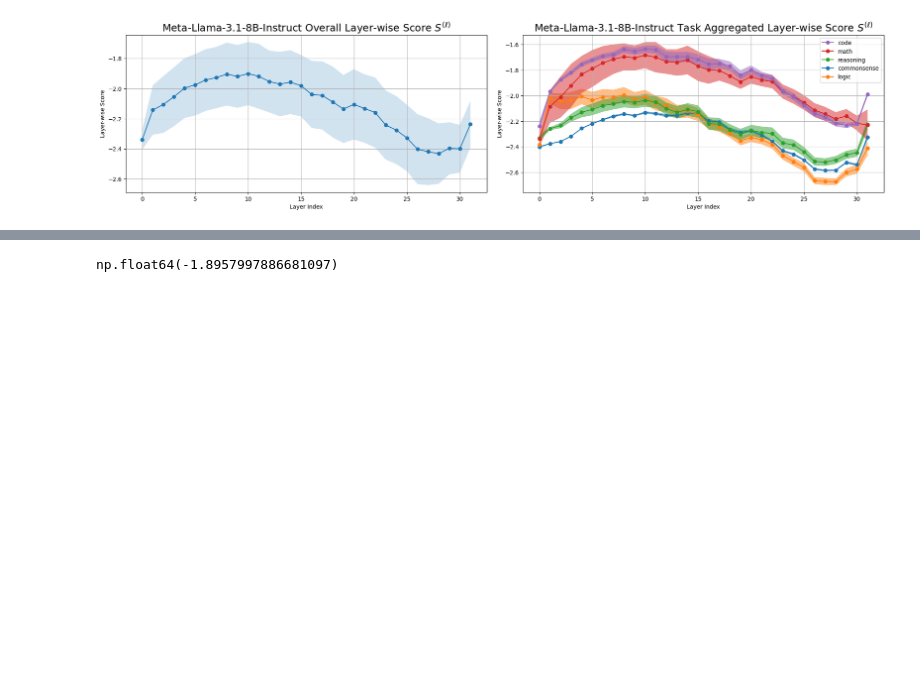
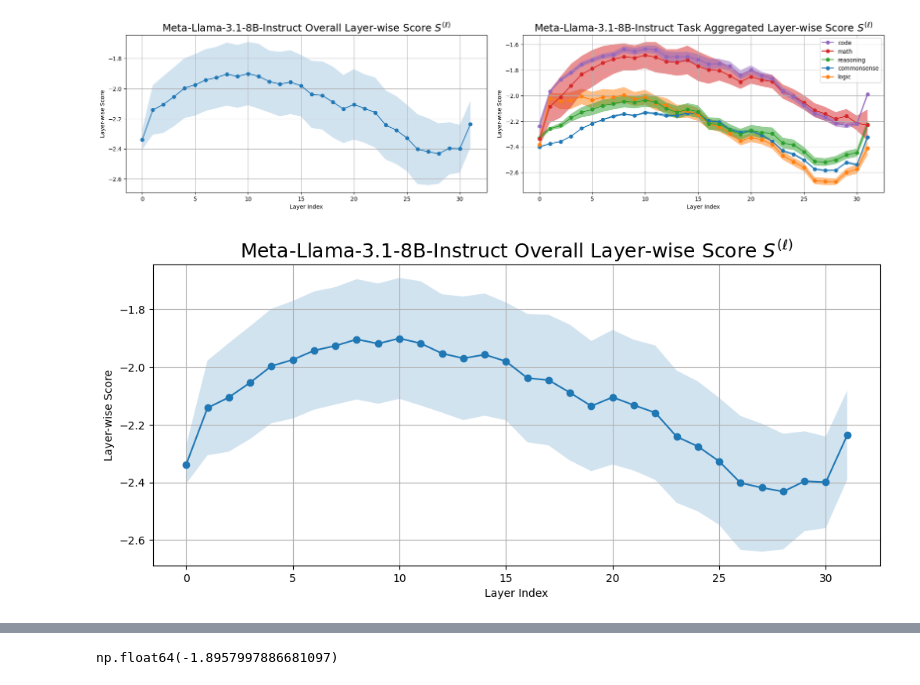
Before and after one commit to eeen17/ucct, a Jupyter notebook: llama-metrics.ipynb, the cells around one changed output, grey strips where cells are left out. Saved outputs shown, nothing was run; the diff lists cells and outputs as text; code cells hidden in the pictures; blank space fills up the shorter version.

Commit message:
graphs per task

```diff
--- a/llama-metrics.ipynb
+++ b/llama-metrics.ipynb
@@ -66,4 +66,26 @@ plt.show()
 fig.savefig("output/score_revised.pdf", bbox_inches="tight")
 # %% [output]
 [figure]
+# %%
+
+plt.figure(figsize=(12,5))
+all_s = s.to_numpy()
+mean_s = np.mean(all_s, axis=1)
+std_s = np.std(all_s, axis=1)
+layer_indices = list(range(len(mean_s)))
+plt.plot(layer_indices, mean_s, marker="o", linestyle="-", label="Mean")
+plt.fill_between(
+    layer_indices,
+    mean_s - std_s,
+    mean_s + std_s,
+    alpha=0.2,
+    label="Std. Dev.",
+)
+plt.grid()
+plt.title(r"Meta-Llama-3.1-8B-Instruct Overall Layer-wise Score $S^{(\ell)}$", fontsize=18)
+plt.xlabel("Layer Index")
+plt.ylabel("Layer-wise Score")
+plt.savefig("output/overall.pdf", bbox_inches="tight")
+# %% [output]
+[figure, added]
 # %%
```
Also changed, not shown: parts of 3 cells of this notebook, 5 other files.
